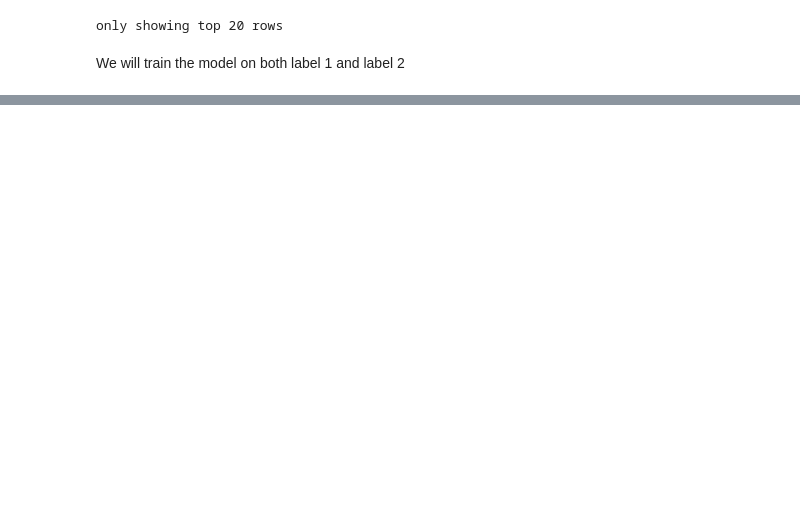
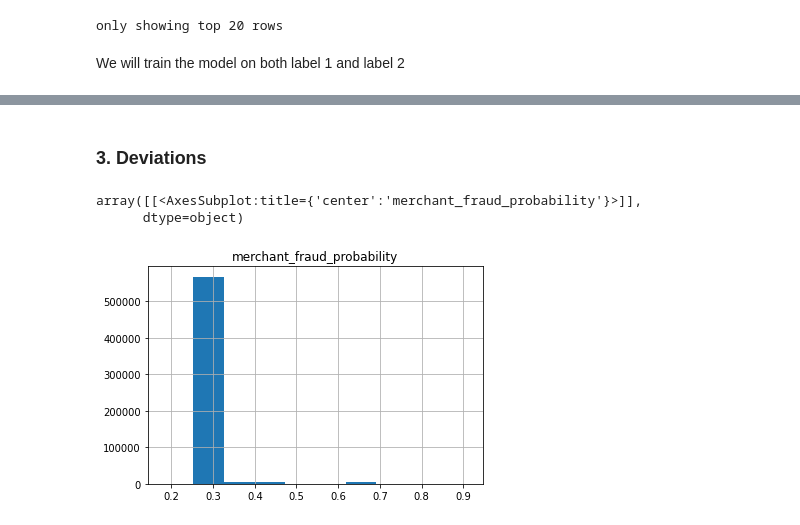
Before and after one commit to MAST30034-Applied-Data-Science/generic-buy-now-pay-later-project-group-56-bnlp, a Jupyter notebook: notebooks/personal_nb/shromann_nb.ipynb, the cells around one changed output, grey strips where cells are left out. Saved outputs shown, nothing was run; the diff lists cells and outputs as text; code cells hidden in the pictures; blank space fills up the shorter version.

```diff
--- a/notebooks/personal_nb/shromann_nb.ipynb
+++ b/notebooks/personal_nb/shromann_nb.ipynb
@@ -208,0 +214,12 @@ only showing top 20 rows
+# %% [markdown]
+### 3. Deviations
+# %%
+fdf = sdf.where((F.col('merchant_fraud_probability').isNotNull()))
+# %%
+df = fdf.select('merchant_fraud_probability').toPandas()
+# %%
+df.hist()
+# %% [output]
+array([[<AxesSubplot:title={'center':'merchant_fraud_probability'}>]],
+      dtype=object)
+[figure, added]
```
Also changed, not shown: parts of 28 cells of this notebook, 1 other file.
